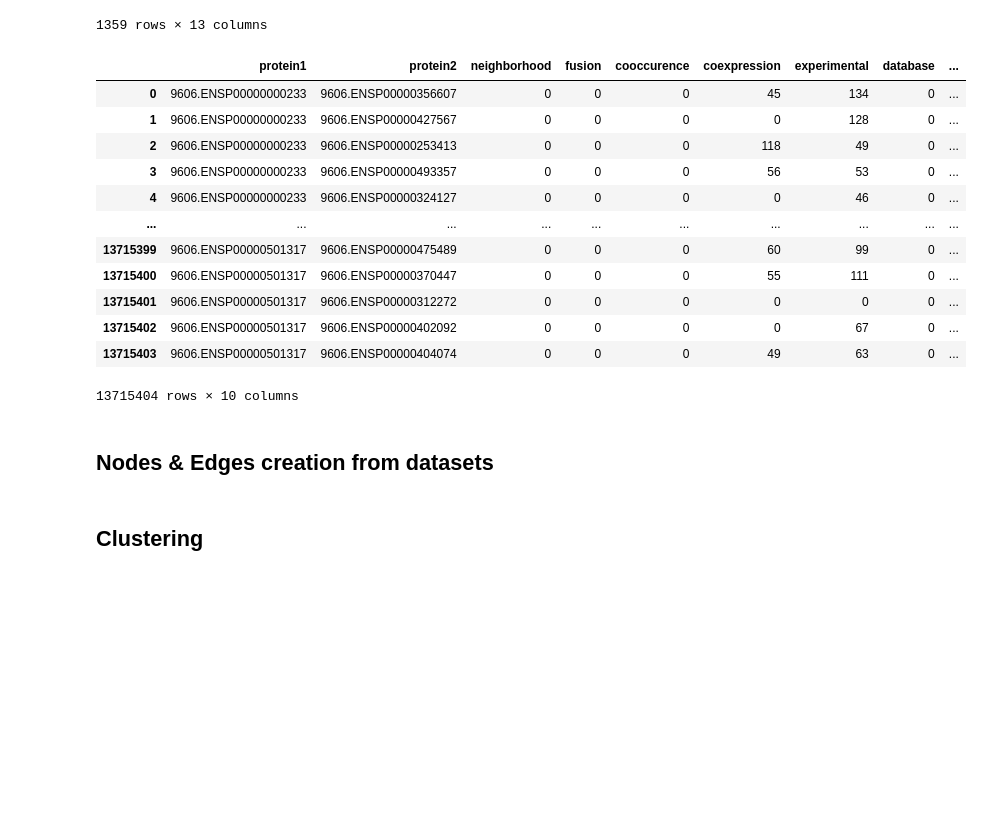
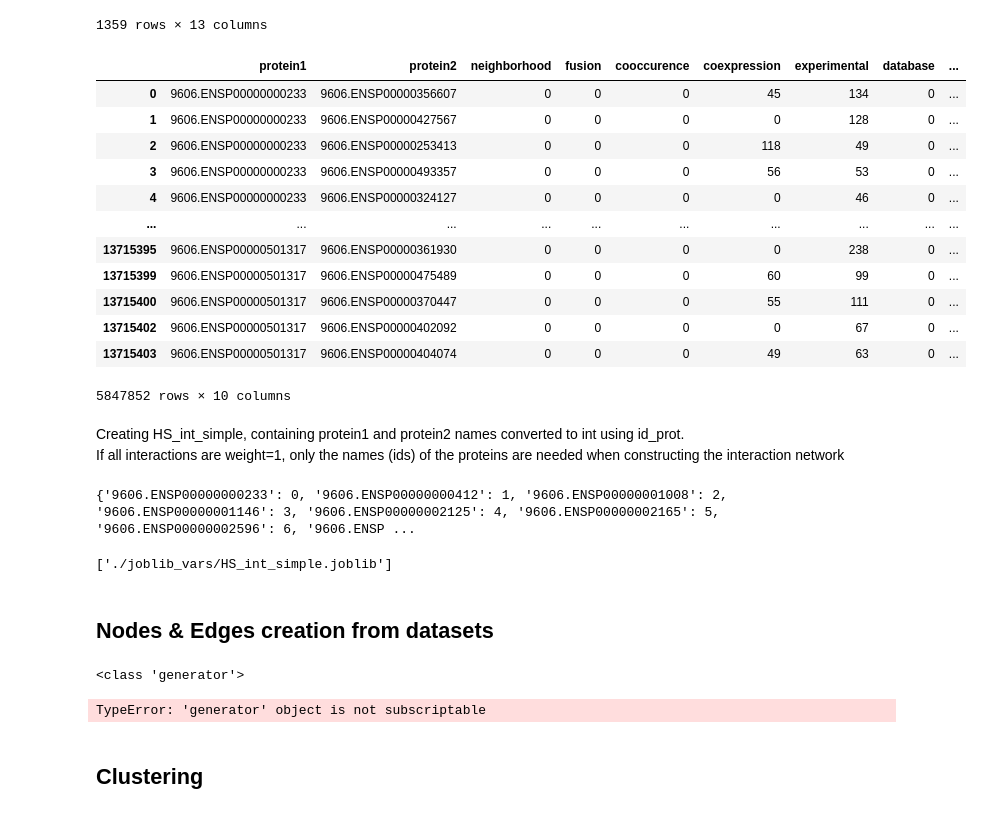
Before and after one commit to TobiasAChristiansen/02807_project_Group13, a Jupyter notebook: Notebook.ipynb, the cells around one changed output. Saved outputs shown, nothing was run; the diff lists cells and outputs as text; code cells hidden in the pictures; blank space fills up the shorter version.

Commit message:
Notebook changes Creation of HS_int_simple

```diff
--- a/Notebook.ipynb
+++ b/Notebook.ipynb
@@ -54,24 +58,51 @@ alz_int_df
 1359 rows × 13 columns
 # %%
 HS_int_df = pd.read_csv("https://stringdb-downloads.org/download/protein.links.detailed.v12.0/9606.protein.links.detailed.v12.0.txt.gz", compression="gzip", sep=" ")
+HS_int_df = HS_int_df[HS_int_df["experimental"] > 0] #removing interactions with no experimental relevance
 #joblib.dump(HS_int_df, "./joblib_vars/HS_int_df") #FILE TOO LARGE
 HS_int_df
 # %% [output]
 |  | protein1 | protein2 | neighborhood | fusion | cooccurence | coexpression | experimental | database | ... |
 | 0 | 9606.ENSP00000000233 | 9606.ENSP00000356607 | 0 | 0 | 0 | 45 | 134 | 0 | ... |
 | 1 | 9606.ENSP00000000233 | 9606.ENSP00000427567 | 0 | 0 | 0 | 0 | 128 | 0 | ... |
 | 2 | 9606.ENSP00000000233 | 9606.ENSP00000253413 | 0 | 0 | 0 | 118 | 49 | 0 | ... |
 | 3 | 9606.ENSP00000000233 | 9606.ENSP00000493357 | 0 | 0 | 0 | 56 | 53 | 0 | ... |
 | 4 | 9606.ENSP00000000233 | 9606.ENSP00000324127 | 0 | 0 | 0 | 0 | 46 | 0 | ... |
 | ... | ... | ... | ... | ... | ... | ... | ... | ... | ... |
+| 13715395 | 9606.ENSP00000501317 | 9606.ENSP00000361930 | 0 | 0 | 0 | 0 | 238 | 0 | ... |
 | 13715399 | 9606.ENSP00000501317 | 9606.ENSP00000475489 | 0 | 0 | 0 | 60 | 99 | 0 | ... |
 | 13715400 | 9606.ENSP00000501317 | 9606.ENSP00000370447 | 0 | 0 | 0 | 55 | 111 | 0 | ... |
-| 13715401 | 9606.ENSP00000501317 | 9606.ENSP00000312272 | 0 | 0 | 0 | 0 | 0 | 0 | ... |
 | 13715402 | 9606.ENSP00000501317 | 9606.ENSP00000402092 | 0 | 0 | 0 | 0 | 67 | 0 | ... |
 | 13715403 | 9606.ENSP00000501317 | 9606.ENSP00000404074 | 0 | 0 | 0 | 49 | 63 | 0 | ... |
-13715404 rows × 10 columns
+5847852 rows × 10 columns
+# %% [markdown]
+Creating HS_int_simple, containing protein1 and protein2 names converted to int using id_prot. \
+If all interactions are weight=1, only the names (ids) of the proteins are needed when constructing the interaction network
+# %%
+id_prot = joblib.load("./joblib_vars/id_prot.joblib")
+
+#Swapping key value in dict
+id_swap = dict()
+for k, v in id_prot.items():
+    id_swap[str(v)] = k
+print(id_swap)
+
+#exporting modified HS_int
+HS_int_simple = HS_int_df.map(lambda x: id_swap[x] if x in id_swap else x).reset_index()
+HS_int_simple = HS_int_simple[["protein1", "protein2"]]
+joblib.dump(HS_int_simple, "./joblib_vars/HS_int_simple.joblib")
+# %% [output]
+{'9606.ENSP00000000233': 0, '9606.ENSP00000000412': 1, '9606.ENSP00000001008': 2, '9606.ENSP00000001146': 3, '9606.ENSP00000002125': 4, '9606.ENSP00000002165': 5, '9606.ENSP00000002596': 6, '9606.ENSP ...
+['./joblib_vars/HS_int_simple.joblib']
 # %% [markdown]
 ## Nodes & Edges creation from datasets
+# %%
+"""for a in HS_int_simple.iterrows():
+    print(a[1]["protein1"], a[1]["protein2"])
+"""
+# %% [output]
+<class 'generator'>
+TypeError: 'generator' object is not subscriptable
 # %% [markdown]
 ## Clustering
 # %% [markdown]
```
Also changed, not shown: parts of 2 cells of this notebook, 2 other files.
